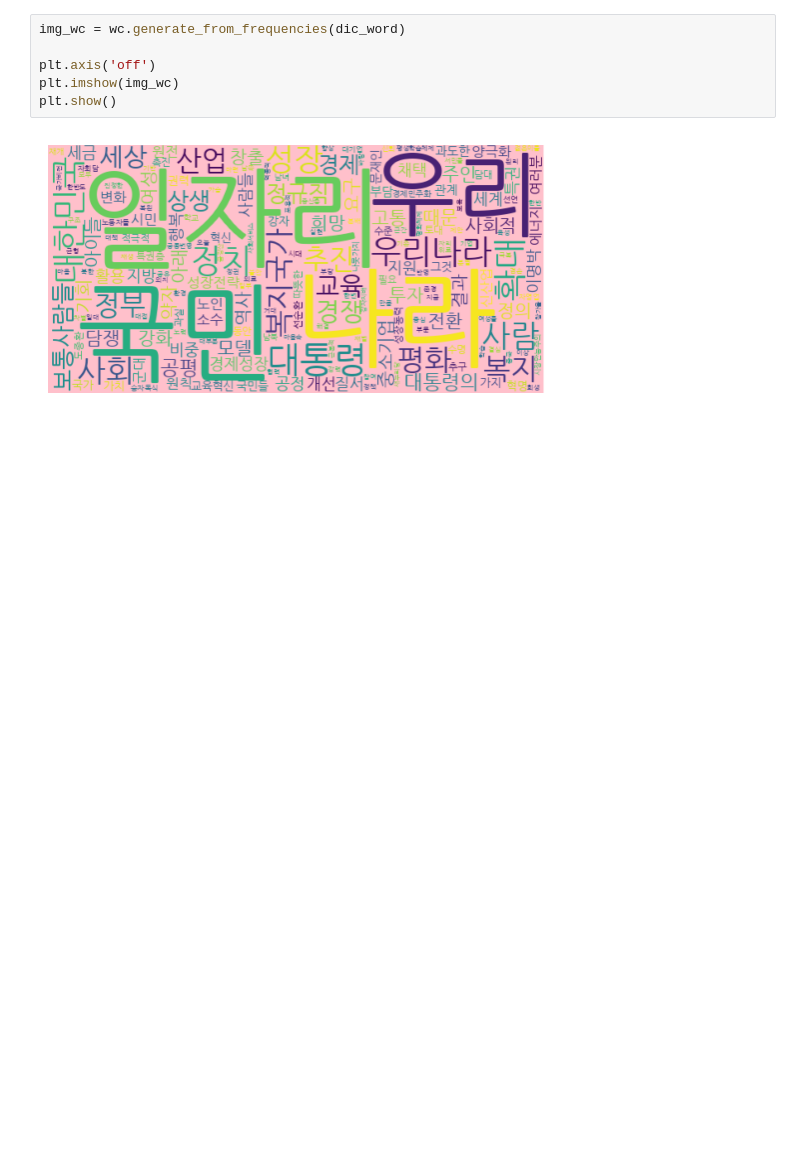
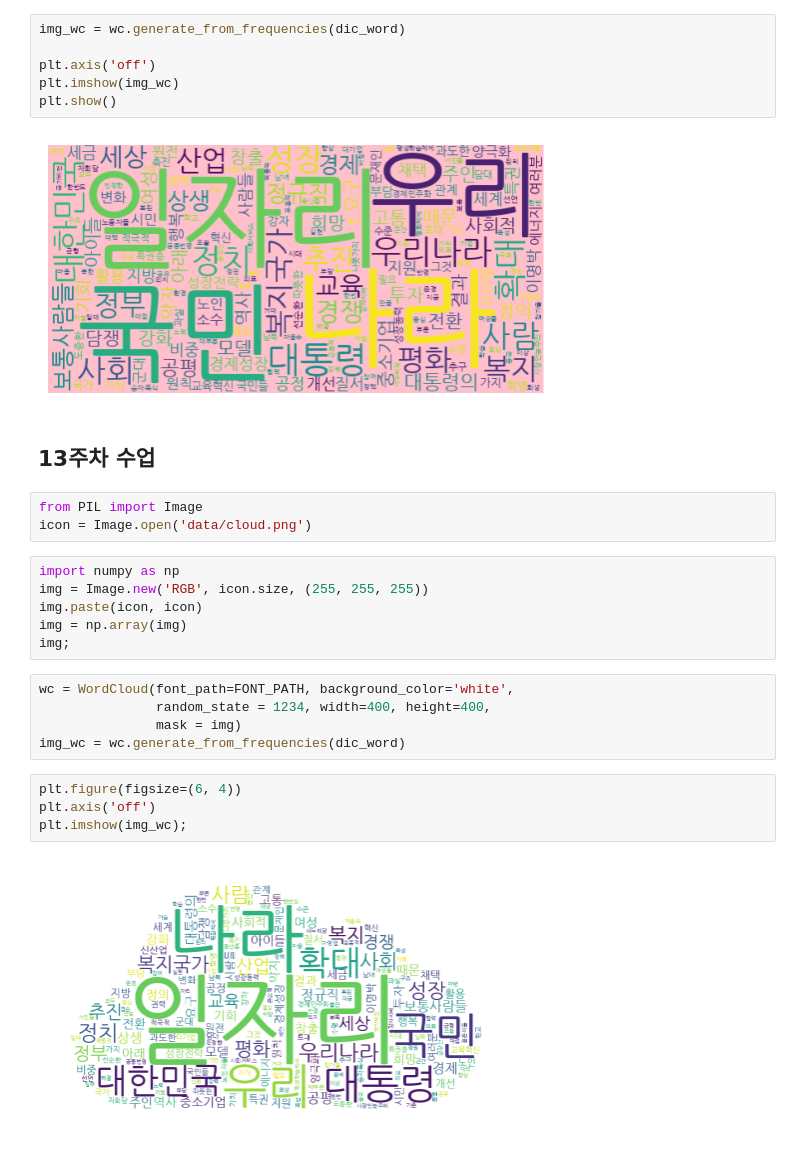
Before and after one commit to hyemin0408/2025-1-myclass-BDA, a Jupyter notebook: inclass/12w_B_wed_0528_easy_ch10.ipynb, the cells around one changed output. Drawn from its saved outputs; the diff is of its cells as text; blank space fills up the shorter version.

```diff
--- a/inclass/12w_B_wed_0528_easy_ch10.ipynb
+++ b/inclass/12w_B_wed_0528_easy_ch10.ipynb
@@ -457,3 +446,25 @@ plt.imshow(img_wc)
 plt.show()
 # %% [output]
 [figure]
+# %% [markdown]
+## 13주차 수업
+# %%
+from PIL import Image
+icon = Image.open('data/cloud.png')
+# %%
+import numpy as np
+img = Image.new('RGB', icon.size, (255, 255, 255))
+img.paste(icon, icon)
+img = np.array(img)
+img;
+# %%
+wc = WordCloud(font_path=FONT_PATH, background_color='white',
+               random_state = 1234, width=400, height=400,
+               mask = img)
+img_wc = wc.generate_from_frequencies(dic_word)
+# %%
+plt.figure(figsize=(6, 4))
+plt.axis('off')
+plt.imshow(img_wc);
+# %% [output]
+[figure, added]
```
Also changed, not shown: parts of 13 cells of this notebook.
